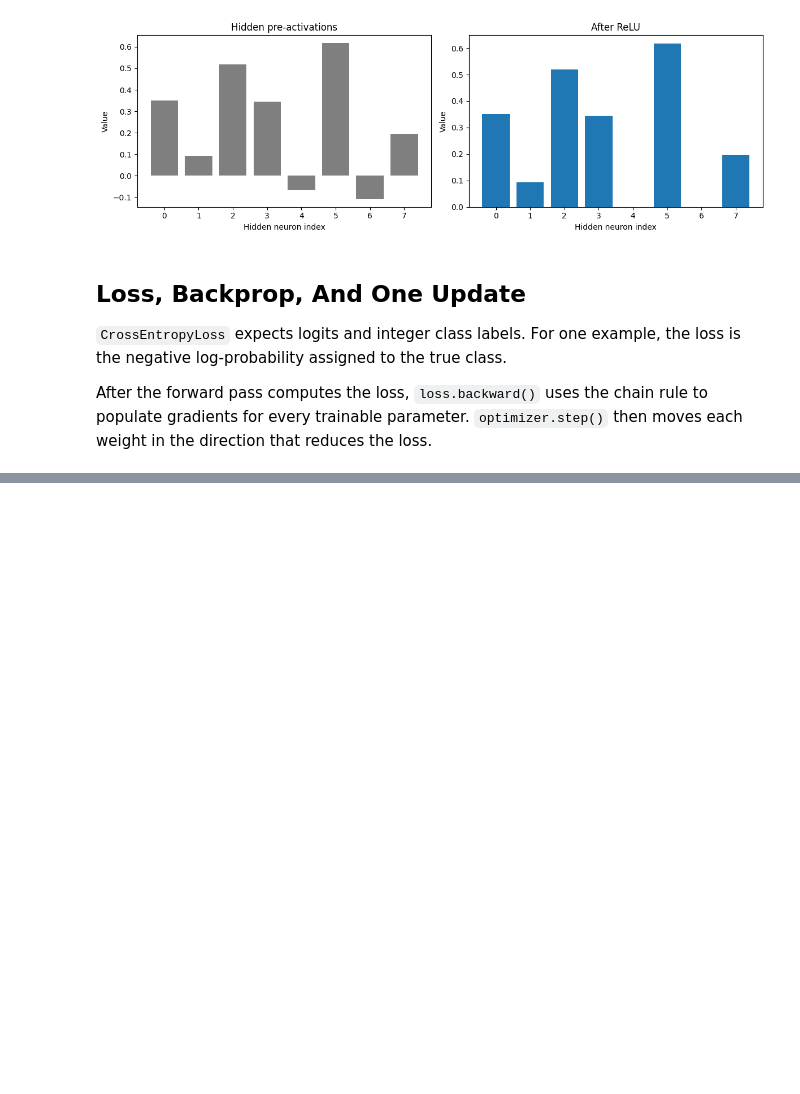
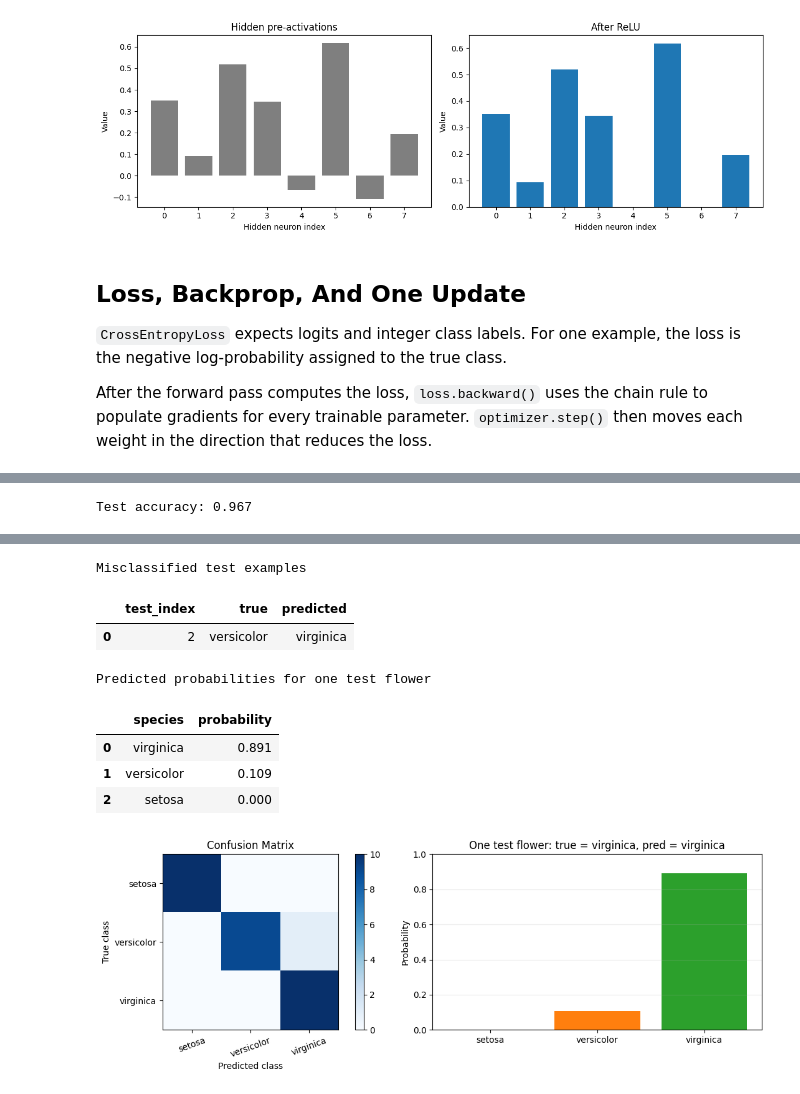
Before and after one commit to xangma/ml_tutorials, a Jupyter notebook: iris.ipynb, the cells around one changed output, grey strips where cells are left out. Drawn from its saved outputs; the diff is of its cells as text; code cells hidden in the pictures; blank space fills up the shorter version.

```diff
--- a/iris.ipynb
+++ b/iris.ipynb
@@ -770,0 +1144,70 @@ plt.show()
+# %%
+def build_confusion_matrix(targets, predictions, num_classes):
+    confusion = torch.zeros((num_classes, num_classes), dtype=torch.int64)
+    for target, prediction in zip(targets, predictions):
+        confusion[target, prediction] += 1
+    return confusion
+
+
+trained_model.eval()
+with torch.no_grad():
+    train_logits, train_activations = trained_model.forward_features(train_features)
+    test_logits, test_activations = trained_model.forward_features(test_features)
+    test_probabilities = torch.softmax(test_logits, dim=1)
+    test_predictions = test_probabilities.argmax(dim=1)
+
+test_accuracy = test_predictions.eq(test_labels).float().mean().item()
+confusion = build_confusion_matrix(test_labels, test_predictions, len(class_names))
+confusion_df = pd.DataFrame(confusion.numpy(), index=class_names, columns=class_names)
+confusion_df.index.name = "true"
+confusion_df.columns.name = "predicted"
+
+print(f"Test accuracy: {test_accuracy:.3f}")
+display(confusion_df)
+
+wrong_indices = torch.nonzero(test_predictions != test_labels, as_tuple=False).squeeze(1)
+if wrong_indices.numel() == 0:
+    print("No misclassifications in this split.")
+else:
+    misclassified_df = pd.DataFrame(
+        {
+            "test_index": wrong_indices.tolist(),
+            "true": [class_names[test_labels[index].item()] for index in wrong_indices],
+            "predicted": [class_names[test_predictions[index].item()] for index in wrong_indices],
+        }
+    )
+    print("Misclassified test examples")
+    display(misclassified_df)
+
+fig, axes = plt.subplots(1, 2, figsize=(12, 4))
+
+image = axes[0].imshow(confusion.numpy(), cmap="Blues")
+axes[0].set_title("Confusion Matrix")
+axes[0].set_xlabel("Predicted class")
+axes[0].set_ylabel("True class")
+axes[0].set_xticks(range(len(class_names)), class_names, rotation=20)
+axes[0].set_yticks(range(len(class_names)), class_names)
+plt.colorbar(image, ax=axes[0])
+
+sample_index = 0
+sample_probs = test_probabilities[sample_index]
+sample_true = class_names[test_labels[sample_index].item()]
+sample_pred = class_names[test_predictions[sample_index].item()]
+sample_prob_df = pd.DataFrame(
+    {
+        "species": class_names,
+        "probability": sample_probs.tolist(),
+    }
+).sort_values("probability", ascending=False, ignore_index=True)
+print("Predicted probabilities for one test flower")
+display(sample_prob_df.round(3))
+axes[1].bar(class_names, sample_probs.tolist(), color=class_colors)
+axes[1].set_ylim(0.0, 1.0)
+axes[1].set_ylabel("Probability")
+axes[1].set_title(f"One test flower: true = {sample_true}, pred = {sample_pred}")
+axes[1].grid(axis="y", alpha=0.25)
+
+plt.tight_layout()
+plt.show()
+# %% [output]
+Test accuracy: 0.967
@@ -770,0 +1219,9 @@ plt.show()
+Misclassified test examples
+|  | test_index | true | predicted |
+| 0 | 2 | versicolor | virginica |
+Predicted probabilities for one test flower
+|  | species | probability |
+| 0 | virginica | 0.891 |
+| 1 | versicolor | 0.109 |
+| 2 | setosa | 0.000 |
+[figure, added]
```
Also changed, not shown: parts of 17 cells of this notebook.
